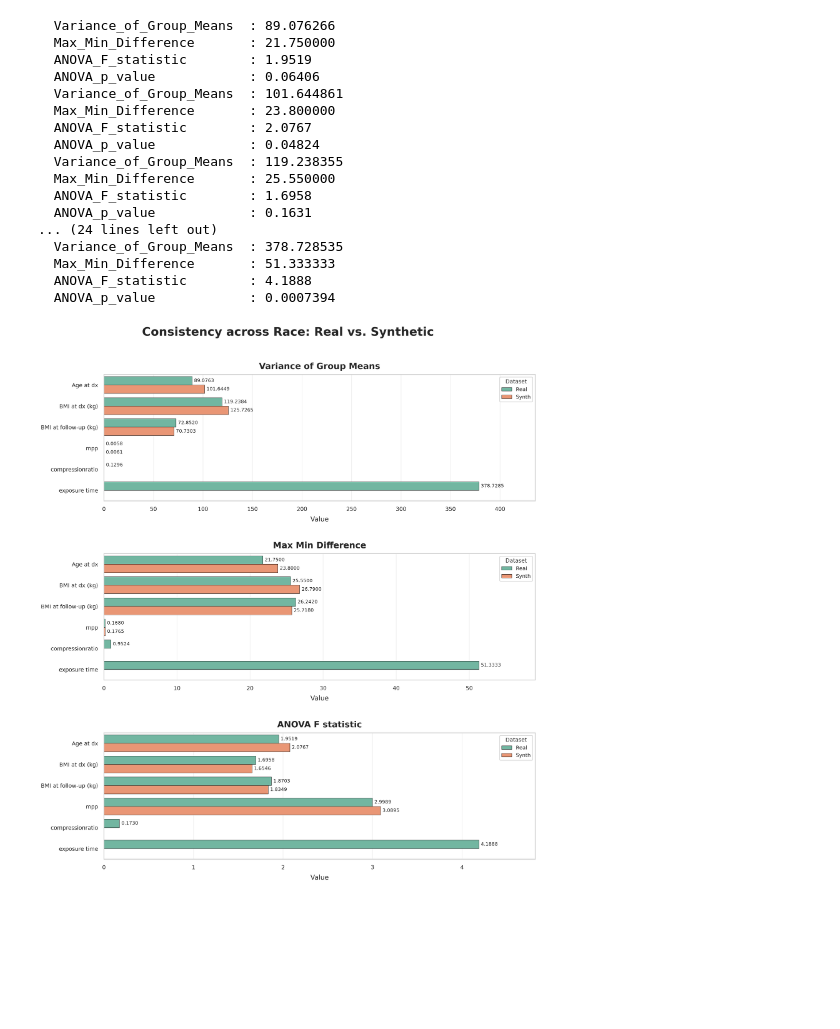
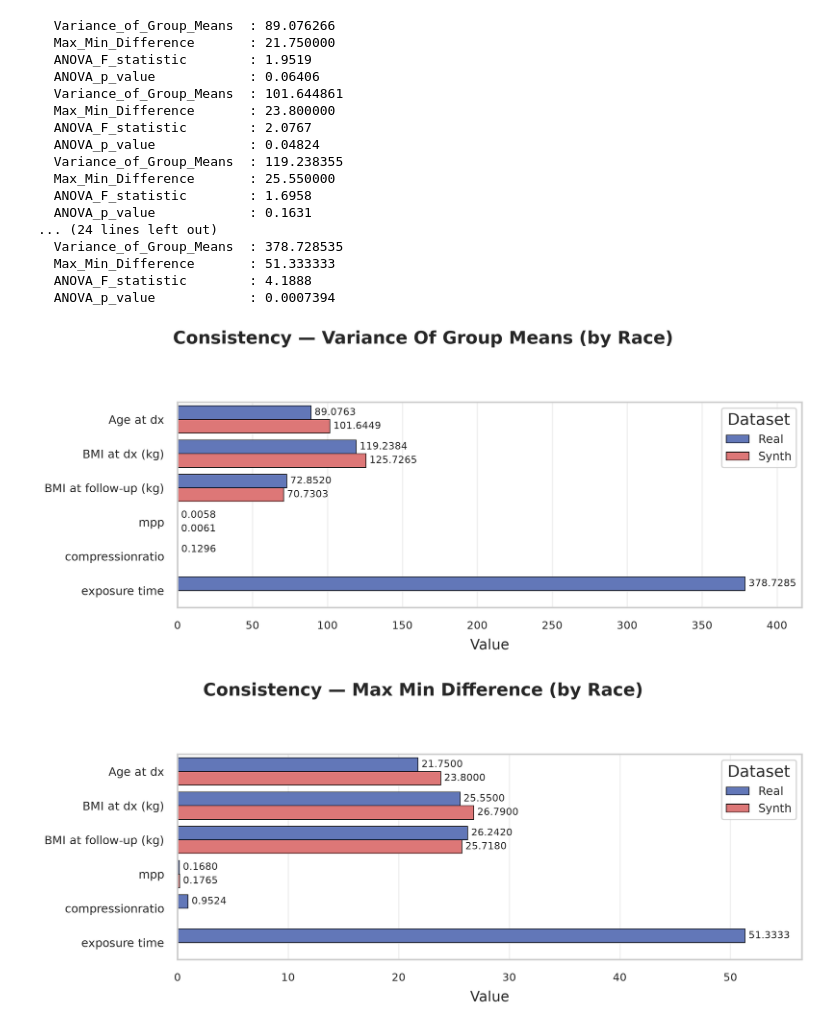
Before and after one commit to DIDSR/ScoreCard, a Jupyter notebook: notebooks/04_Consistency.ipynb, the cells around one changed output. Saved outputs shown, nothing was run; the diff lists cells and outputs as text; code cells hidden in the pictures; blank space fills up the shorter version.

```diff
--- a/notebooks/04_Consistency.ipynb
+++ b/notebooks/04_Consistency.ipynb
@@ -8,25 +8,54 @@ from src.analyses consistency_analysis
+# %%
+fields_to_plot = {
+    'Age at dx'            : True,
+    'BMI at dx (kg)'       : True,
+    'BMI at follow-up (kg)': True,
+    'mpp'                  : True,
+    'compressionratio'     : True,
+    'exposure time'        : True,
+}
+
+metric_cols = [field for field, enabled in fields_to_plot.items() if enabled]
+group_by    = 'Race'
+# %%
+metrics_to_plot = {
+    'Variance_of_Group_Means': True,
+    'Max_Min_Difference'     : True,
+    'ANOVA_F_statistic'      : True,
+}
 # %%
-real_meta_csv                   = '../data/real_patch_appearance_with_metadata.csv'
-synth_meta_csv                  = '../data/kde_patch_appearance_with_metadata.csv'
+real_meta_csv  = '../data/real_patch_appearance_with_metadata.csv'
+synth_meta_csv = '../data/kde_patch_appearance_with_metadata.csv'
 
-cons_df_race, cons_fig_race     = consistency_analysis(real_meta_csv, synth_meta_csv, group_by="Race", label="report")
-cons_fig_race.show()
+cons_df, cons_figs = consistency_analysis(
+    real_meta_csv,
+    synth_meta_csv,
+    group_by=group_by,
+    metric_cols=metric_cols,
+    label="report",
+    metrics_to_plot=metrics_to_plot,
+)
+
+if cons_figs:
+    for fig in cons_figs.values():
+        fig.show()
 # %% [output]
   Variance_of_Group_Means  : 89.076266
   Max_Min_Difference       : 21.750000
   ANOVA_F_statistic        : 1.9519
   ANOVA_p_value            : 0.06406
   Variance_of_Group_Means  : 101.644861
   Max_Min_Difference       : 23.800000
   ANOVA_F_statistic        : 2.0767
   ANOVA_p_value            : 0.04824
   Variance_of_Group_Means  : 119.238355
   Max_Min_Difference       : 25.550000
   ANOVA_F_statistic        : 1.6958
   ANOVA_p_value            : 0.1631
 ... (24 lines left out)
   Variance_of_Group_Means  : 378.728535
   Max_Min_Difference       : 51.333333
   ANOVA_F_statistic        : 4.1888
   ANOVA_p_value            : 0.0007394
-[figure, old version]
+[figure, new version]
+[figure, added]
```
Also changed, not shown: parts of 2 cells of this notebook, 7 other files.
